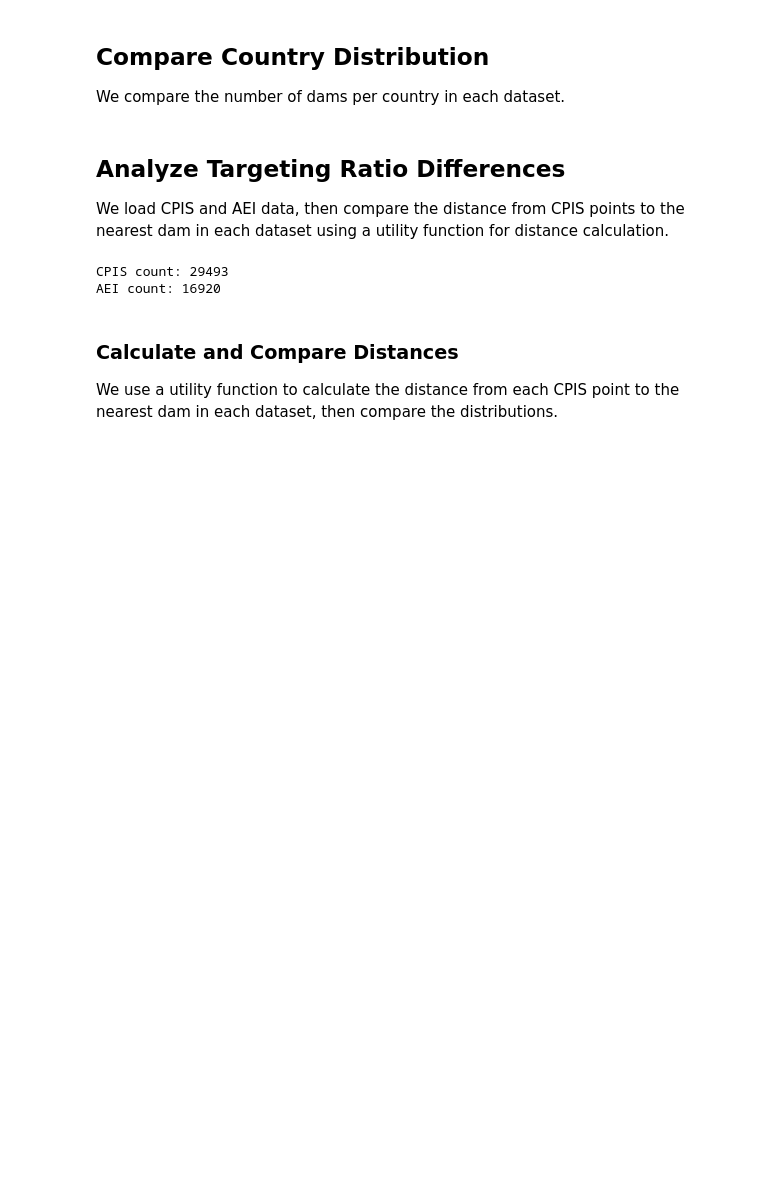
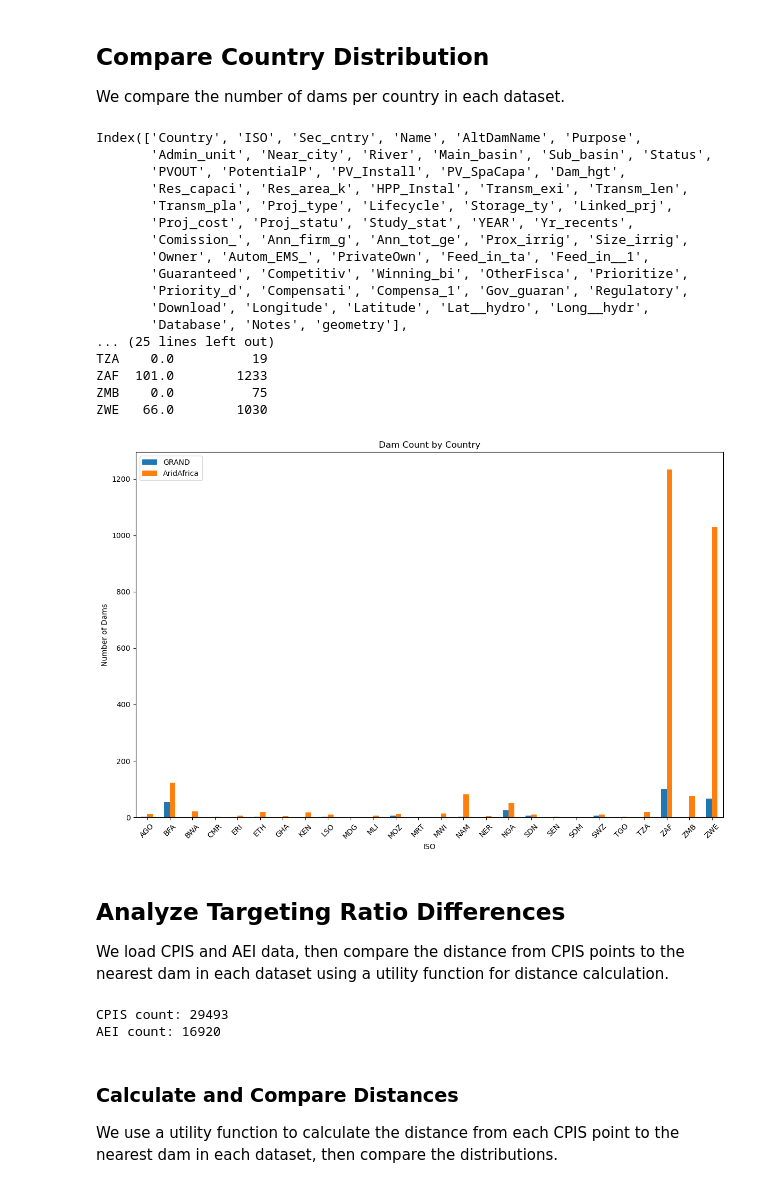
Before and after one commit to rellimylime/Africa_Irrigation, a Jupyter notebook: Code/2_Dam_Analysis/2_Dam_Dataset_Comparison.ipynb, the cells around one changed output. Drawn from its saved outputs; the diff is of its cells as text; code cells hidden in the pictures; blank space fills up the shorter version.

```diff
--- a/Code/2_Dam_Analysis/2_Dam_Dataset_Comparison.ipynb
+++ b/Code/2_Dam_Analysis/2_Dam_Dataset_Comparison.ipynb
@@ -112,25 +138,51 @@ if 'DAM_HGT_M' in grand_dams.columns and 'DAM_HGT_M' in arid_barriers.columns:
 We compare the number of dams per country in each dataset.
 # %%
 # Compare country distribution in both datasets
+print(grand_dams.columns)
 if 'ISO' in grand_dams.columns and 'ISO' in arid_barriers.columns:
     grand_countries = grand_dams['ISO'].value_counts()
     arid_countries = arid_barriers['ISO'].value_counts()
 
     # Create a DataFrame to compare
     country_comparison = pd.DataFrame({
         'GRAND': grand_countries,
         'AridAfrica': arid_countries
     }).fillna(0)
 
     print(country_comparison)
 
     # Plot comparison
     country_comparison.plot(kind='bar', figsize=(12, 8))
     plt.title('Dam Count by Country')
     plt.ylabel('Number of Dams')
     plt.xticks(rotation=45)
     plt.tight_layout()
     plt.show()
+else:
+    print("Warning: 'ISO' column missing in one or both datasets. Skipping country distribution plot.")
+    fig, ax = plt.subplots(figsize=(10, 2))
+    ax.text(0.5, 0.5, "No 'ISO' data available", fontsize=16, ha='center', va='center')
+    ax.axis('off')
+    plt.show()
+# %% [output]
+Index(['Country', 'ISO', 'Sec_cntry', 'Name', 'AltDamName', 'Purpose',
+       'Admin_unit', 'Near_city', 'River', 'Main_basin', 'Sub_basin', 'Status',
+       'PVOUT', 'PotentialP', 'PV_Install', 'PV_SpaCapa', 'Dam_hgt',
+       'Res_capaci', 'Res_area_k', 'HPP_Instal', 'Transm_exi', 'Transm_len',
+       'Transm_pla', 'Proj_type', 'Lifecycle', 'Storage_ty', 'Linked_prj',
+       'Proj_cost', 'Proj_statu', 'Study_stat', 'YEAR', 'Yr_recents',
+       'Comission_', 'Ann_firm_g', 'Ann_tot_ge', 'Prox_irrig', 'Size_irrig',
+       'Owner', 'Autom_EMS_', 'PrivateOwn', 'Feed_in_ta', 'Feed_in__1',
+       'Guaranteed', 'Competitiv', 'Winning_bi', 'OtherFisca', 'Prioritize',
+       'Priority_d', 'Compensati', 'Compensa_1', 'Gov_guaran', 'Regulatory',
+       'Download', 'Longitude', 'Latitude', 'Lat__hydro', 'Long__hydr',
+       'Database', 'Notes', 'geometry'],
+... (25 lines left out)
+TZA    0.0          19
+ZAF  101.0        1233
+ZMB    0.0          75
+ZWE   66.0        1030
+[figure, added]
 # %% [markdown]
 ## Analyze Targeting Ratio Differences
 
```
Also changed, not shown: parts of 4 cells of this notebook, 26 other files.
